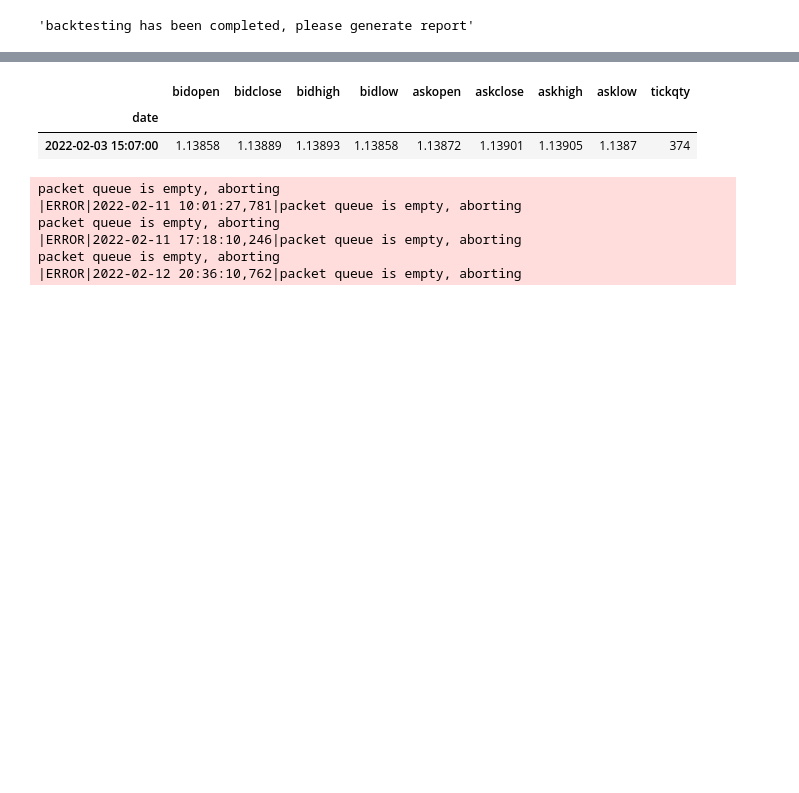
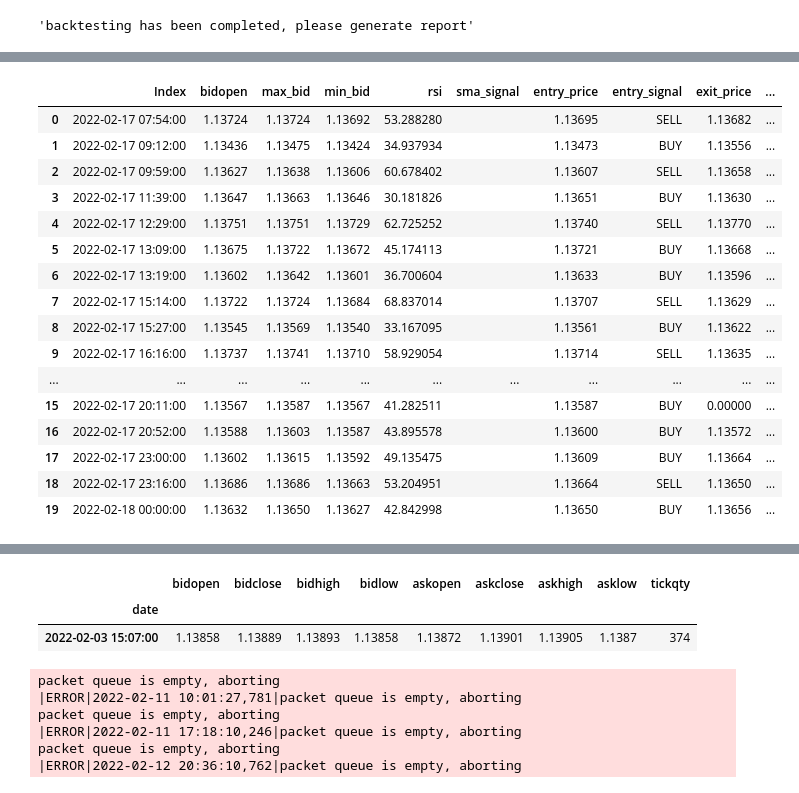
Before and after one commit to sonupal129/affinity, a Jupyter notebook: algo_test.ipynb, the cells around one changed output, grey strips where cells are left out. Drawn from its saved outputs; the diff is of its cells as text; code cells hidden in the pictures; blank space fills up the shorter version.

```diff
--- a/algo_test.ipynb
+++ b/algo_test.ipynb
@@ -588,6 +587,8 @@ class SMAStrategy3Exit(BaseStrategy):
 #         ], axis=1).head(50) .iloc[1:60]
 # dd
 # %%
+import strategy
+importlib.reload(strategy)
 class SMAStrategy3(BaseStrategy):
     name = "smacrossover_with_smahit_strategy"
     description = """7,10 SMA"""
@@ -644,11 +645,16 @@ class SMAStrategy3(BaseStrategy):
         new_df = new_df.iloc[::-1]
         signal = None
         data = pd.DataFrame()
-        last_signal = next(pd.DataFrame(self.get_last_signal()).itertuples())
-        ic(last_signal)
-        # exit_of_last_signal =
-        # return last_signal
-        # ic(self.last_signal)
+        last_entry_signal = next(pd.DataFrame(self.get_last_signal()).itertuples())
+        tragedy = SMAStrategy3Exit(target=0.0008, stoploss=0.0005)
+        tragedy.dataframe = df
+        tragedy.entry_signal = last_entry_signal
+        tragedy.is_valid_dataframe()
+        last_exit_signal= tragedy.get_signal()
+
+        # ic(last_entry_signal)
+        # ic(last_exit_signal)
+
 
         if last_sma_crossover.rsi_signal == "UP_REVERSE" and not new_df.empty:
             signal = "BUY"
@@ -666,6 +672,14 @@ class SMAStrategy3(BaseStrategy):
                     valid_row += 1
             if valid_row >= 2:
                 data = new_df[last_sma_crossover.name : last_sma_crossover.name]
+
+        if not data.empty and signal == last_entry_signal.entry_signal:
+            if "SLPR" in last_exit_signal:
+                if (pd.Timestamp(data.index[0]) - pd.Timestamp(last_exit_signal[1])) / pd.Timedelta(minutes=1) < 13:
+                    return None
+            elif last_exit_signal == (0,0,0):
+                if (pd.Timestamp(data.index[0]) - pd.Timestamp(last_entry_signal.Index)) / pd.Timedelta(minutes=1) < 13:
+                    return None
 
         if signal and not data.empty:
             d_date = data.index[0]
@@ -721,13 +735,11 @@ class SMAStrategy3(BaseStrategy):
 
 
 
-strategy = SMAStrategy3()
-strategy.dataframe = data[:300]
-# print(data[:298].tail(1))
-
-strategy.is_valid_dataframe()
-dd = strategy.get_signal()
-dd
+# strategy = SMAStrategy3()
+# strategy.dataframe = data[200:640]
+# strategy.is_valid_dataframe()
+# dd = strategy.get_signal()
+# print(dd)
 
 
 # tragedy = SMAStrategy3Exit(target=0.0008, stoploss=0.0003)
@@ -859,7 +851,7 @@ class SMAStrategy2Exit(BaseStrategy):
 #         ], axis=1)
 # dd
 # %%
-test_data = data.copy() #[5000:10000]
+test_data = data.copy()[400:]
 import backtest
 import strategy
 importlib.reload(strategy)
@@ -921,2 +914,21 @@ ic| kd[kd["status"] == "TG"].pl.sum(): 848.3999999999826
 # %%
-kd.to_csv("modified_strategy1.csv")
+kd.to_csv("modified_strategy4.csv")
+kd.head(20)
+# %% [output]
+|  | Index | bidopen | max_bid | min_bid | rsi | sma_signal | entry_price | entry_signal | exit_price | ... |
+| 0 | 2022-02-17 07:54:00 | 1.13724 | 1.13724 | 1.13692 | 53.288280 |  | 1.13695 | SELL | 1.13682 | ... |
+| 1 | 2022-02-17 09:12:00 | 1.13436 | 1.13475 | 1.13424 | 34.937934 |  | 1.13473 | BUY | 1.13556 | ... |
+| 2 | 2022-02-17 09:59:00 | 1.13627 | 1.13638 | 1.13606 | 60.678402 |  | 1.13607 | SELL | 1.13658 | ... |
+| 3 | 2022-02-17 11:39:00 | 1.13647 | 1.13663 | 1.13646 | 30.181826 |  | 1.13651 | BUY | 1.13630 | ... |
+| 4 | 2022-02-17 12:29:00 | 1.13751 | 1.13751 | 1.13729 | 62.725252 |  | 1.13740 | SELL | 1.13770 | ... |
+| 5 | 2022-02-17 13:09:00 | 1.13675 | 1.13722 | 1.13672 | 45.174113 |  | 1.13721 | BUY | 1.13668 | ... |
+| 6 | 2022-02-17 13:19:00 | 1.13602 | 1.13642 | 1.13601 | 36.700604 |  | 1.13633 | BUY | 1.13596 | ... |
+| 7 | 2022-02-17 15:14:00 | 1.13722 | 1.13724 | 1.13684 | 68.837014 |  | 1.13707 | SELL | 1.13629 | ... |
+| 8 | 2022-02-17 15:27:00 | 1.13545 | 1.13569 | 1.13540 | 33.167095 |  | 1.13561 | BUY | 1.13622 | ... |
+| 9 | 2022-02-17 16:16:00 | 1.13737 | 1.13741 | 1.13710 | 58.929054 |  | 1.13714 | SELL | 1.13635 | ... |
+| ... | ... | ... | ... | ... | ... | ... | ... | ... | ... | ... |
+| 15 | 2022-02-17 20:11:00 | 1.13567 | 1.13587 | 1.13567 | 41.282511 |  | 1.13587 | BUY | 0.00000 | ... |
+| 16 | 2022-02-17 20:52:00 | 1.13588 | 1.13603 | 1.13587 | 43.895578 |  | 1.13600 | BUY | 1.13572 | ... |
+| 17 | 2022-02-17 23:00:00 | 1.13602 | 1.13615 | 1.13592 | 49.135475 |  | 1.13609 | BUY | 1.13664 | ... |
+| 18 | 2022-02-17 23:16:00 | 1.13686 | 1.13686 | 1.13663 | 53.204951 |  | 1.13664 | SELL | 1.13650 | ... |
+| 19 | 2022-02-18 00:00:00 | 1.13632 | 1.13650 | 1.13627 | 42.842998 |  | 1.13650 | BUY | 1.13656 | ... |
```
Also changed, not shown: parts of 8 cells of this notebook, 2 other files.
